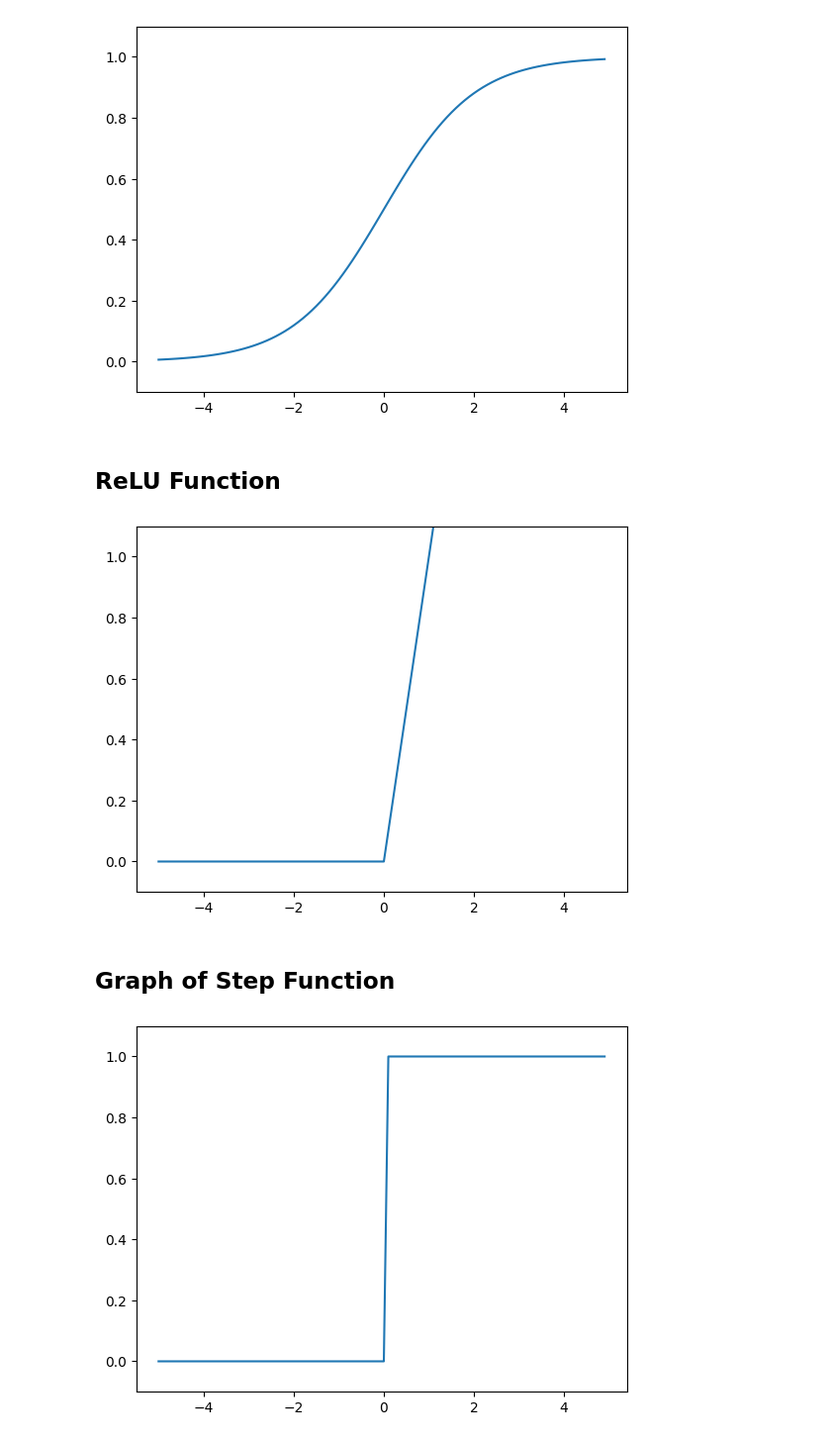
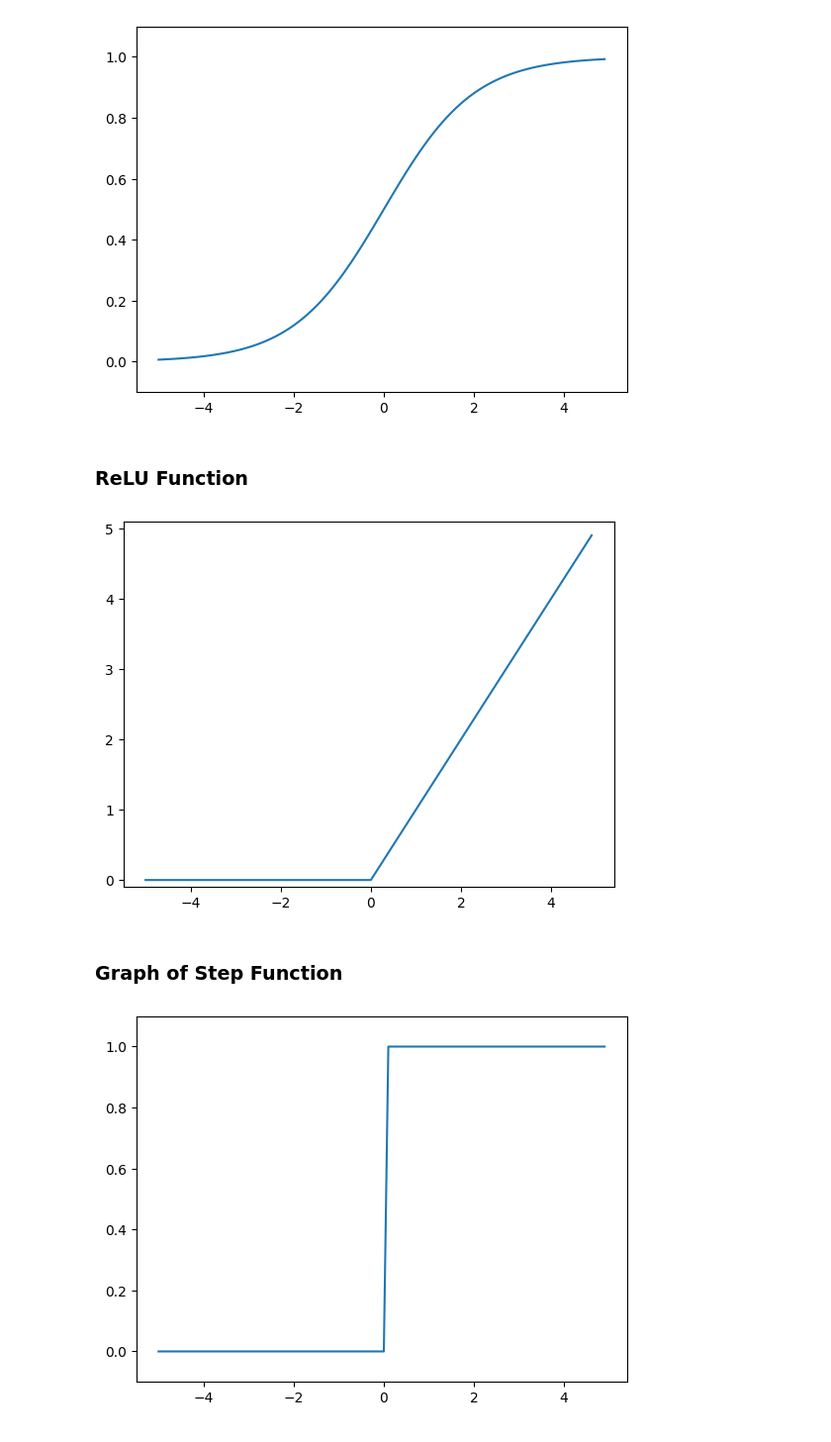
Before and after one commit to zirenjin/deep-learning-from-scratch, a Jupyter notebook: ch03.ipynb, the cells around one changed output. Shown at 99% size. Drawn from its saved outputs; the diff is of its cells as text; code cells hidden in the pictures.

```diff
--- a/ch03.ipynb
+++ b/ch03.ipynb
@@ -40,6 +42,6 @@ plt.show()
 # %% [output]
 [figure]
 # %% [markdown]
-## ReLU Function
+### ReLU Function
 # %%
 import numpy as np
@@ -51,12 +54,12 @@ x = np.arange(-5.0, 5.0, 0.1)
 y = relu(x)
 # %%
 plt.plot(x, y)
-plt.ylim(-0.1, 1.1)
+plt.ylim(-0.1, 5.1)
 plt.show()
 # %% [output]
-[figure, old version]
+[figure, new version]
 # %% [markdown]
-## Graph of Step Function
+### Graph of Step Function
 # %%
 import matplotlib.pylab as plt
 import numpy as np
```
Also changed, not shown: parts of 19 cells of this notebook, 1 other file.
